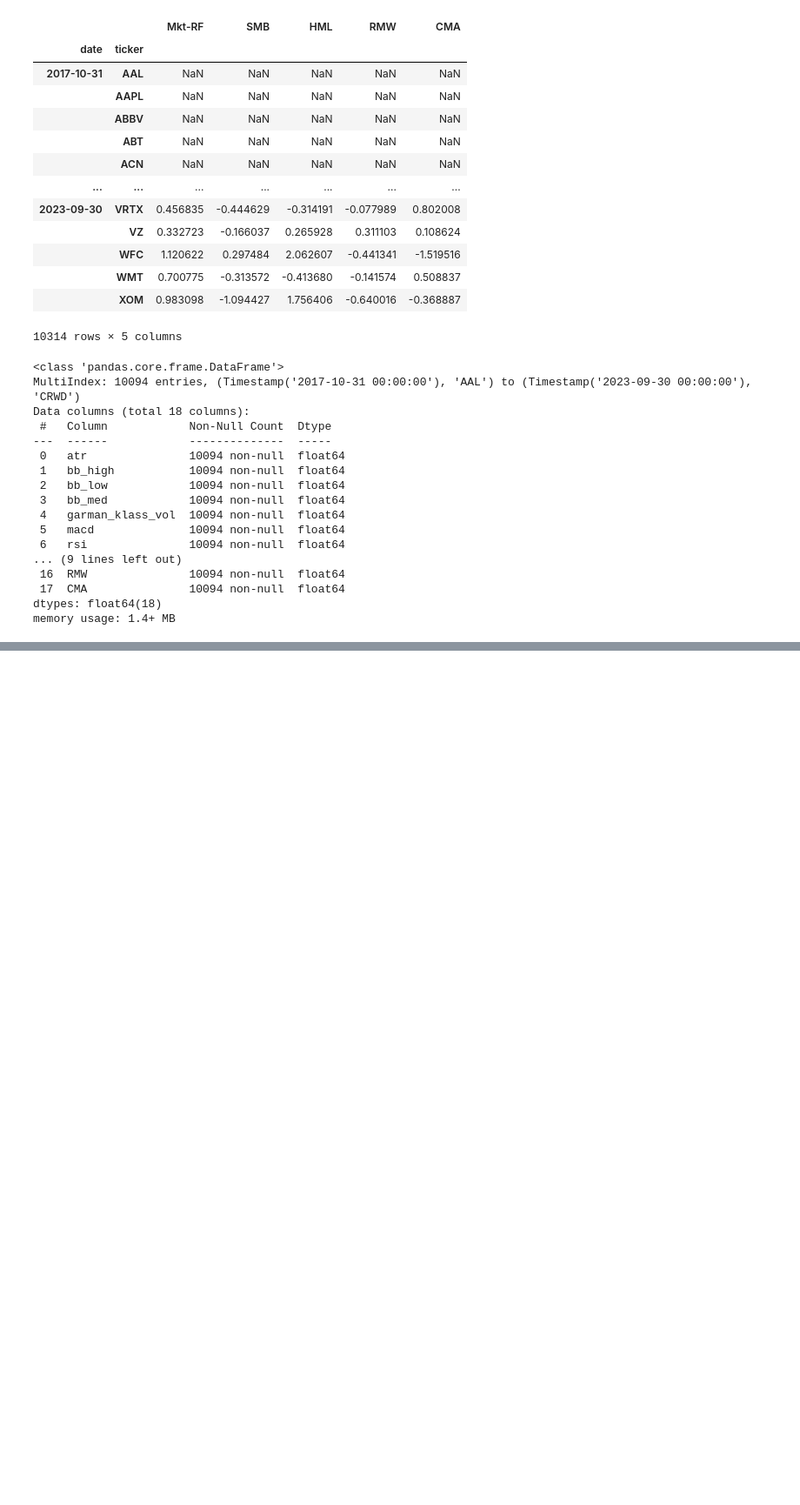
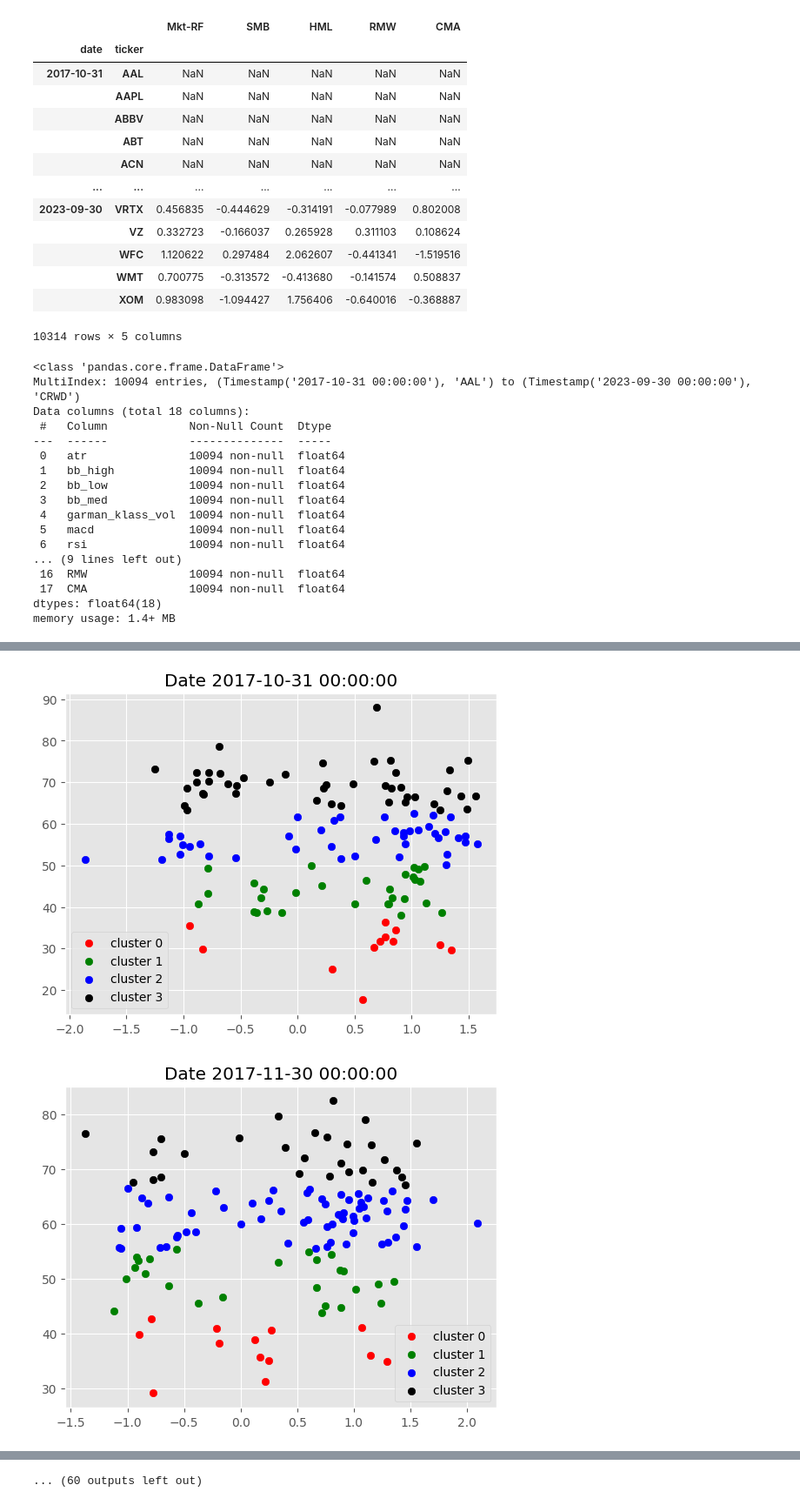
Before and after one commit to kylekmcleod/Algoirthmic-Trading-Learning, a Jupyter notebook: notebooks/Algorithmic Trading.ipynb, the cells around one changed output, grey strips where cells are left out. Shown at 87% size. Saved outputs shown, nothing was run; the diff lists cells and outputs as text; code cells hidden in the pictures; blank space fills up the shorter version.

Commit message:
Clusters and plotting

```diff
--- a/notebooks/Algorithmic Trading.ipynb
+++ b/notebooks/Algorithmic Trading.ipynb
@@ -314,0 +317,10 @@ memory usage: 1.4+ MB
+# %%
+from sklearn.cluster import KMeans
+def get_clusters(df):
+    df['cluster'] =  KMeans(n_clusters = 4,
+                            random_state = 0,
+                            init = initial_centroids).fit(df).labels_
+    return df
+
+data = data.dropna().groupby('date', group_keys = False).apply(get_clusters)
+data
@@ -314,0 +342,25 @@ memory usage: 1.4+ MB
+# %%
+# Plots the clusters ATR and RSI
+def plot_clusters(data):
+    cluster_0 = data[data['cluster']==0]
+    cluster_1 = data[data['cluster']==1]
+    cluster_2 = data[data['cluster']==2]
+    cluster_3 = data[data['cluster']==3]
+
+    plt.scatter(cluster_0.iloc[:,0], cluster_0.iloc[:,6], color = 'red', label = 'cluster 0')
+    plt.scatter(cluster_1.iloc[:,0], cluster_1.iloc[:,6], color = 'green', label = 'cluster 1')
+    plt.scatter(cluster_2.iloc[:,0], cluster_2.iloc[:,6], color = 'blue', label = 'cluster 2')
+    plt.scatter(cluster_3.iloc[:,0], cluster_3.iloc[:,6], color = 'black', label = 'cluster 3')
+
+    plt.legend()
+    plt.show()
+    return
+# %%
+plt.style.use('ggplot')
+for i in data.index.get_level_values('date').unique().tolist():
+    g = data.xs(i, level = 0)
+    plt.title(f'Date {i}')
+    plot_clusters(g)
+# %% [output]
+[figure, added]
+[figure, added]
@@ -314,0 +377 @@ memory usage: 1.4+ MB
+... (60 outputs left out)
```
Also changed, not shown: parts of 4 cells of this notebook.
